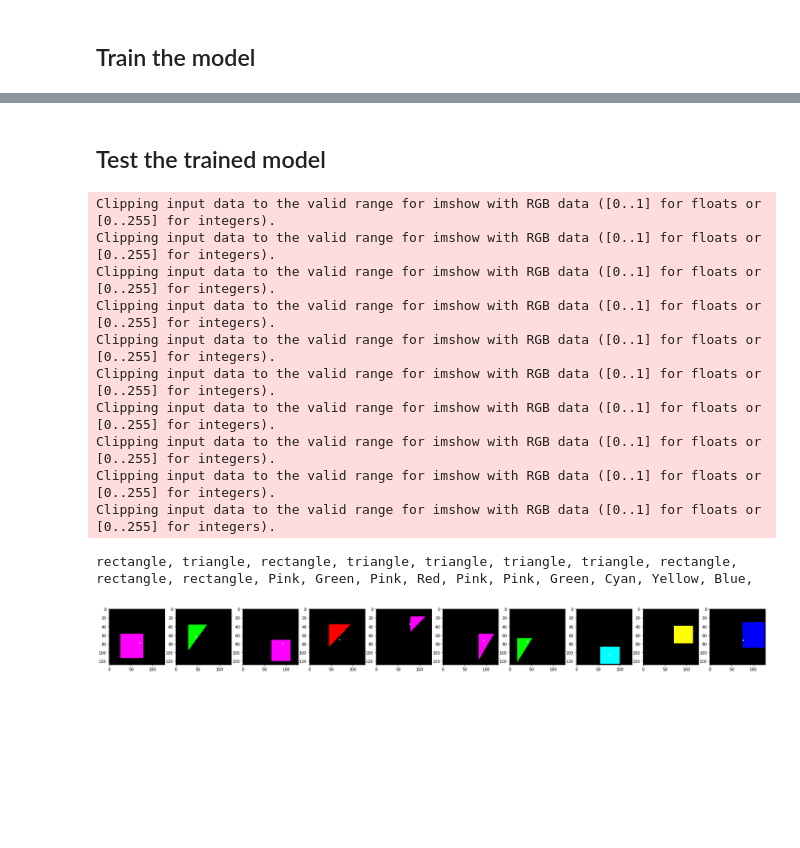
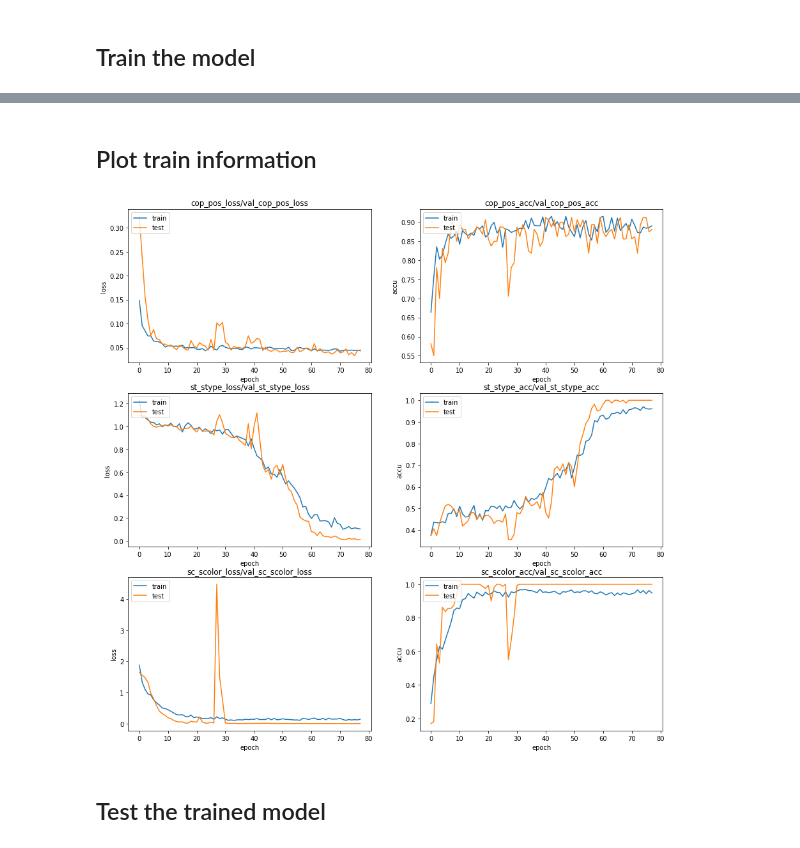
Before and after one commit to fvilmos/multi_task_learning_shape_color_position, a Jupyter notebook: MTL_shape_color_position.ipynb, the cells around one changed output, grey strips where cells are left out. Cells and saved outputs as stored; diff of their text form; code cells hidden in the pictures; blank space fills up the shorter version.

```diff
--- a/MTL_shape_color_position.ipynb
+++ b/MTL_shape_color_position.ipynb
@@ -392,37 +318,31 @@ plt.show()
+# %% [markdown]
+## Plot train information
+# %%
+info_accu = [['cop_pos_acc','val_cop_pos_acc'], ['st_stype_acc','val_st_stype_acc'], ['sc_scolor_acc','val_sc_scolor_acc']]
+info_loss = [['cop_pos_loss','val_cop_pos_loss'], ['st_stype_loss','val_st_stype_loss'], ['sc_scolor_loss','val_sc_scolor_loss']]
+
+fig, axs = plt.subplots(nrows=3,ncols=2,figsize=(15, 15))
+
+for i in range(3):
+
+    #labels
+    axs[i,0].set_xlabel("epoch")
+    axs[i,0].set_ylabel("loss")
+    axs[i,0].set_title(str(info_loss[i][0])+'/'+str(info_loss[i][1]))
+
+    axs[i,1].set_xlabel("epoch")
+    axs[i,1].set_ylabel("accu")
+    axs[i,1].set_title(str(info_accu[i][0]) + "/" + str(info_accu[i][1]))
+
+    # plots
+    axs[i,1].plot(hist.history[info_accu[i][0]])
+    axs[i,1].plot(hist.history[info_accu[i][1]])
+    axs[i,0].plot(hist.history[info_loss[i][0]])
+    axs[i,0].plot(hist.history[info_loss[i][1]])
+
+    axs[i,1].legend(['train','test'], loc='upper left')
+    axs[i,0].legend(['train','test'],loc='upper left')
+# %% [output]
+[figure, added]
 # %% [markdown]
 ## Test the trained model
-# %%
-# load traned model
-
-tst_nr = 10
-tst_img,tst_pos,tst_stype, tst_scolor = gen_traning_data(samples_nr=tst_nr,obj_max=obj_max_size, obj_min=obj_min_size)
-
-# normalize images
-X = (tst_img.reshape(tst_nr,-1) - np.mean(tst_img))/np.std(tst_img)
-
-X = X.reshape(len(X),128,128,3)
-
-y_pred= (model.predict(X))
-
-plot_data(None,X,y_pred['pos']*128)
-
-for e in y_pred['stype']:
-    max_pos = np.argmax(e, axis=0)
-    print (stype_lab[max_pos], end=", ")
-
-for e in y_pred['scolor']:
-    max_pos = np.argmax(e, axis=0)
-    print (scolor_lab[max_pos], end=", ")
-# %% [output]
-Clipping input data to the valid range for imshow with RGB data ([0..1] for floats or [0..255] for integers).
-Clipping input data to the valid range for imshow with RGB data ([0..1] for floats or [0..255] for integers).
-Clipping input data to the valid range for imshow with RGB data ([0..1] for floats or [0..255] for integers).
-Clipping input data to the valid range for imshow with RGB data ([0..1] for floats or [0..255] for integers).
-Clipping input data to the valid range for imshow with RGB data ([0..1] for floats or [0..255] for integers).
-Clipping input data to the valid range for imshow with RGB data ([0..1] for floats or [0..255] for integers).
-Clipping input data to the valid range for imshow with RGB data ([0..1] for floats or [0..255] for integers).
-Clipping input data to the valid range for imshow with RGB data ([0..1] for floats or [0..255] for integers).
-Clipping input data to the valid range for imshow with RGB data ([0..1] for floats or [0..255] for integers).
-Clipping input data to the valid range for imshow with RGB data ([0..1] for floats or [0..255] for integers).
-rectangle, triangle, rectangle, triangle, triangle, triangle, triangle, rectangle, rectangle, rectangle, Pink, Green, Pink, Red, Pink, Pink, Green, Cyan, Yellow, Blue,
-[figure, removed]
```
Also changed, not shown: parts of 19 cells of this notebook, 9 other files.
